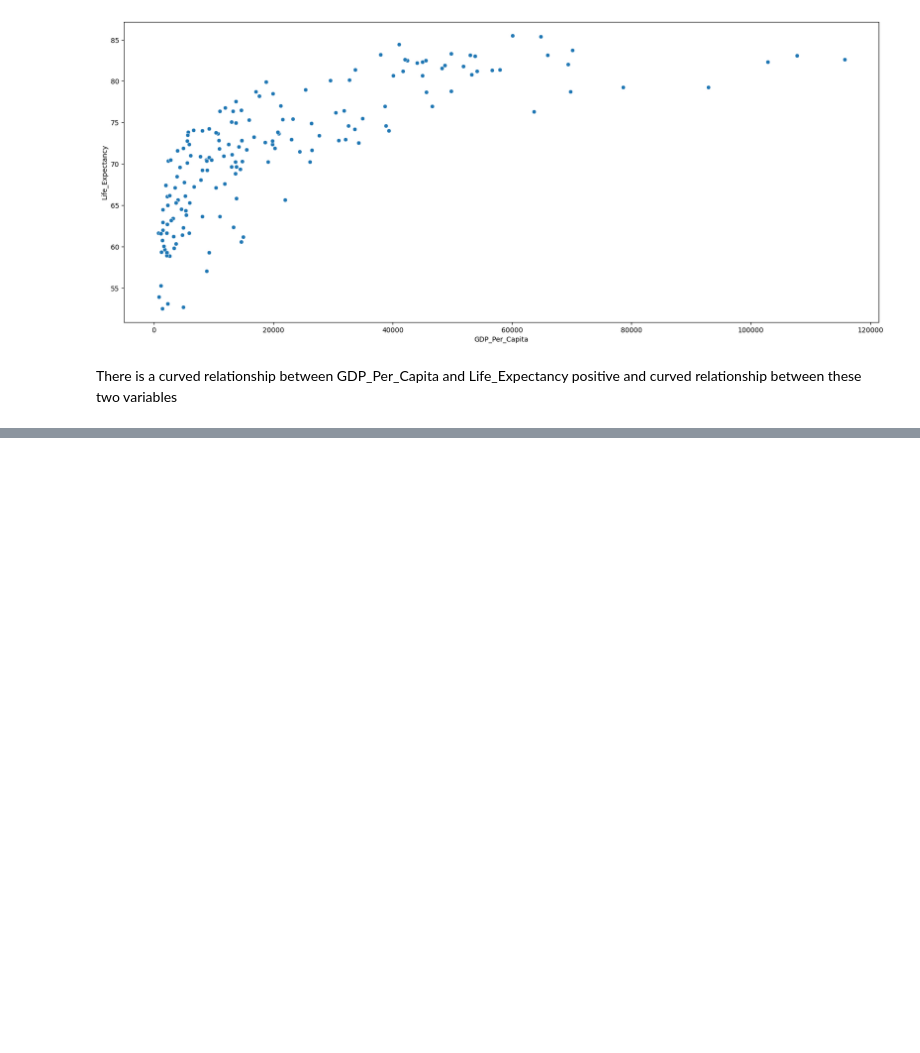
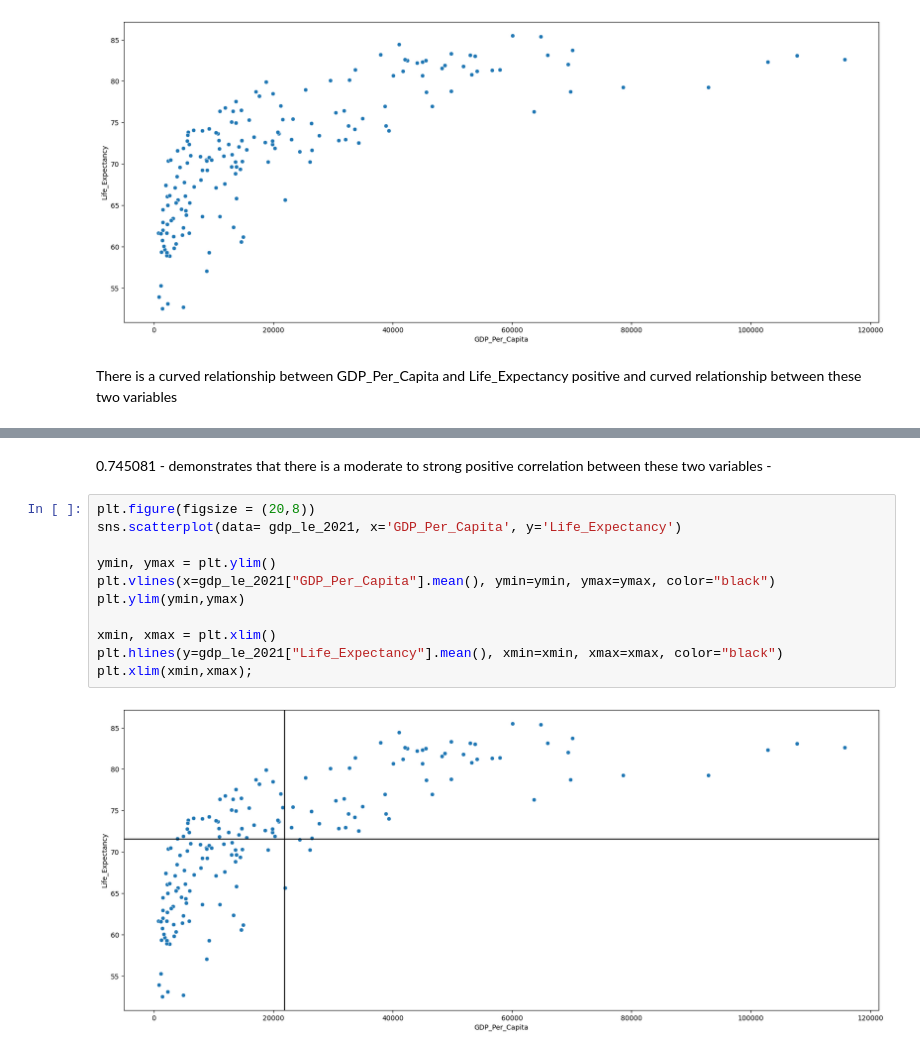
Before and after one commit to nss-data-science-cohort-8/un-exploration-catdgomez, a Jupyter notebook: notebooks/UN_Data_Exploration.ipynb, the cells around one changed output, grey strips where cells are left out. Drawn from its saved outputs; the diff is of its cells as text; blank space fills up the shorter version.

```diff
--- a/notebooks/UN_Data_Exploration.ipynb
+++ b/notebooks/UN_Data_Exploration.ipynb
@@ -1040,0 +1049,15 @@ There is a curved relationship between GDP_Per_Capita and Life_Expectancy positi
+# %% [markdown]
+0.745081 - demonstrates that there is a moderate to strong positive correlation between these two variables -
+# %%
+plt.figure(figsize = (20,8))
+sns.scatterplot(data= gdp_le_2021, x='GDP_Per_Capita', y='Life_Expectancy')
+
+ymin, ymax = plt.ylim()
+plt.vlines(x=gdp_le_2021["GDP_Per_Capita"].mean(), ymin=ymin, ymax=ymax, color="black")
+plt.ylim(ymin,ymax)
+
+xmin, xmax = plt.xlim()
+plt.hlines(y=gdp_le_2021["Life_Expectancy"].mean(), xmin=xmin, xmax=xmax, color="black")
+plt.xlim(xmin,xmax);
+# %% [output]
+[figure, added]
```
Also changed, not shown: parts of 3 cells of this notebook.
